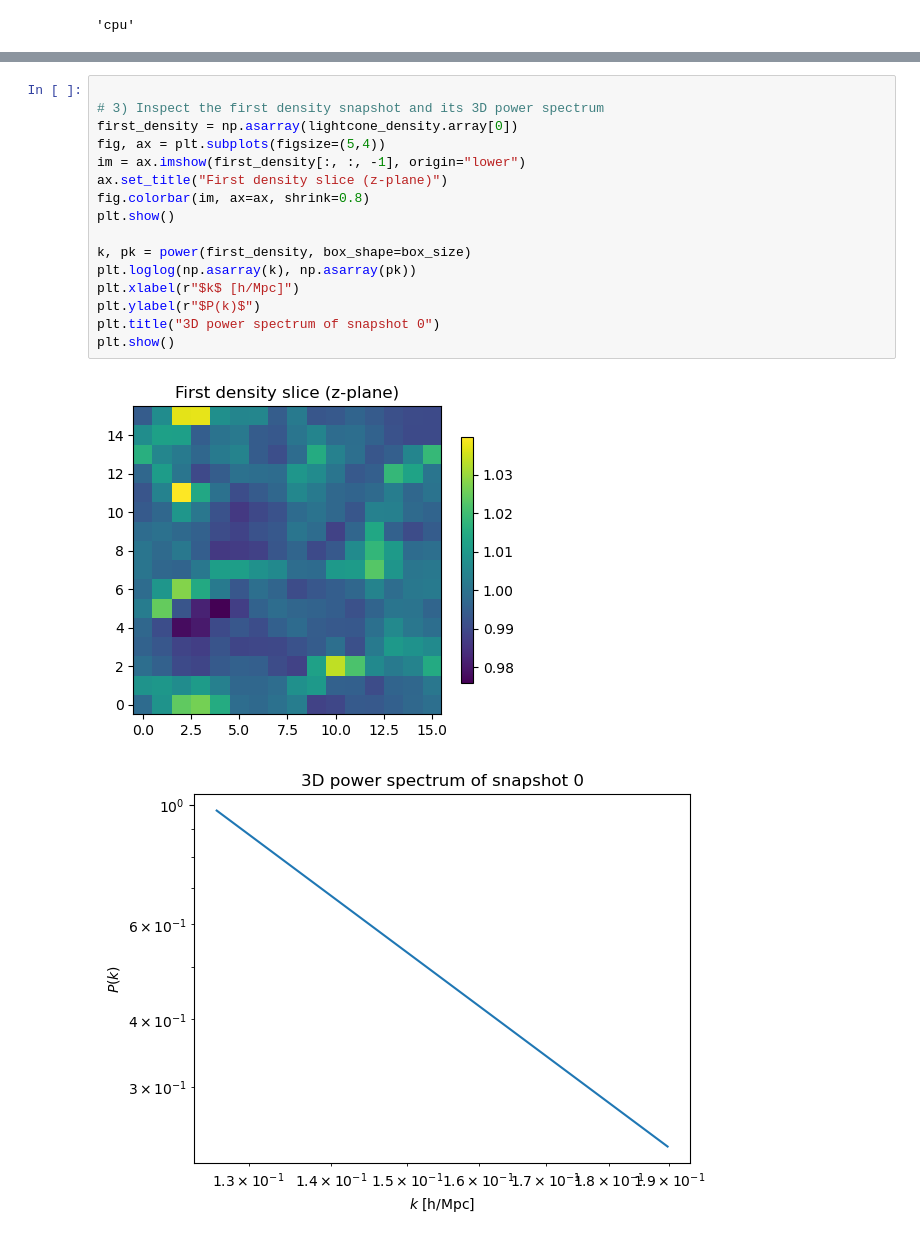
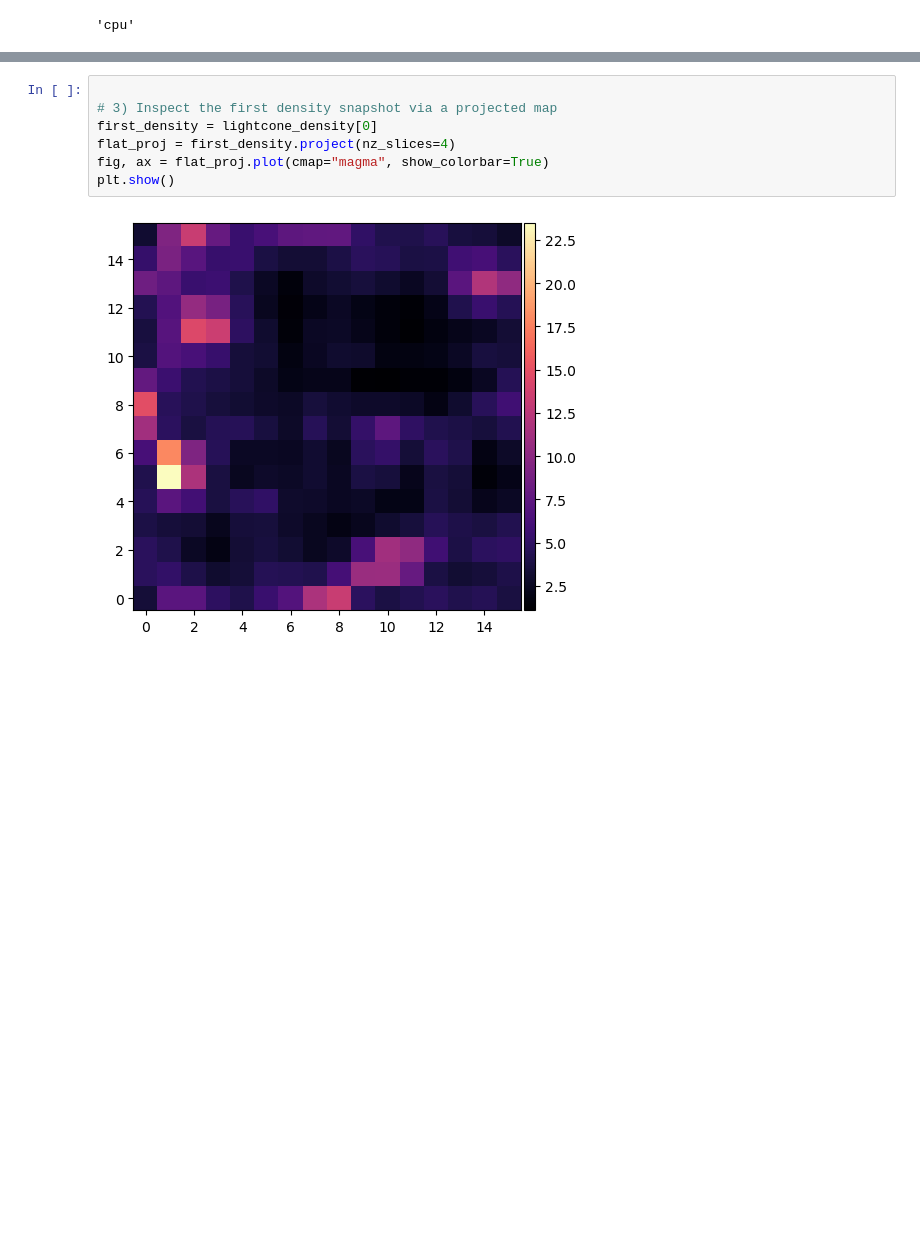
Before and after one commit to ASKabalan/fwd-model-tools, a Jupyter notebook: notebooks/02-nbody-example.ipynb, the cells around one changed output, grey strips where cells are left out. Saved outputs shown, nothing was run; the diff lists cells and outputs as text; blank space fills up the shorter version.

```diff
--- a/notebooks/02-nbody-example.ipynb
+++ b/notebooks/02-nbody-example.ipynb
@@ -82,19 +71,9 @@ DensityField(array=Array(2, 16, 16, 16), mesh_size=(16, 16, 16), box_size=(200.0
-# %%
-
-# 3) Inspect the first density snapshot and its 3D power spectrum
-first_density = np.asarray(lightcone_density.array[0])
-fig, ax = plt.subplots(figsize=(5,4))
-im = ax.imshow(first_density[:, :, -1], origin="lower")
-ax.set_title("First density slice (z-plane)")
-fig.colorbar(im, ax=ax, shrink=0.8)
-plt.show()
-
-k, pk = power(first_density, box_shape=box_size)
-plt.loglog(np.asarray(k), np.asarray(pk))
-plt.xlabel(r"$k$ [h/Mpc]")
-plt.ylabel(r"$P(k)$")
-plt.title("3D power spectrum of snapshot 0")
-plt.show()
-# %% [output]
-[figure, removed]
-[figure, removed]
+# %%
+
+# 3) Inspect the first density snapshot via a projected map
+first_density = lightcone_density[0]
+flat_proj = first_density.project(nz_slices=4)
+fig, ax = flat_proj.plot(cmap="magma", show_colorbar=True)
+plt.show()
+# %% [output]
+[figure, added]
```
Also changed, not shown: parts of 8 cells of this notebook, 16 other files.
